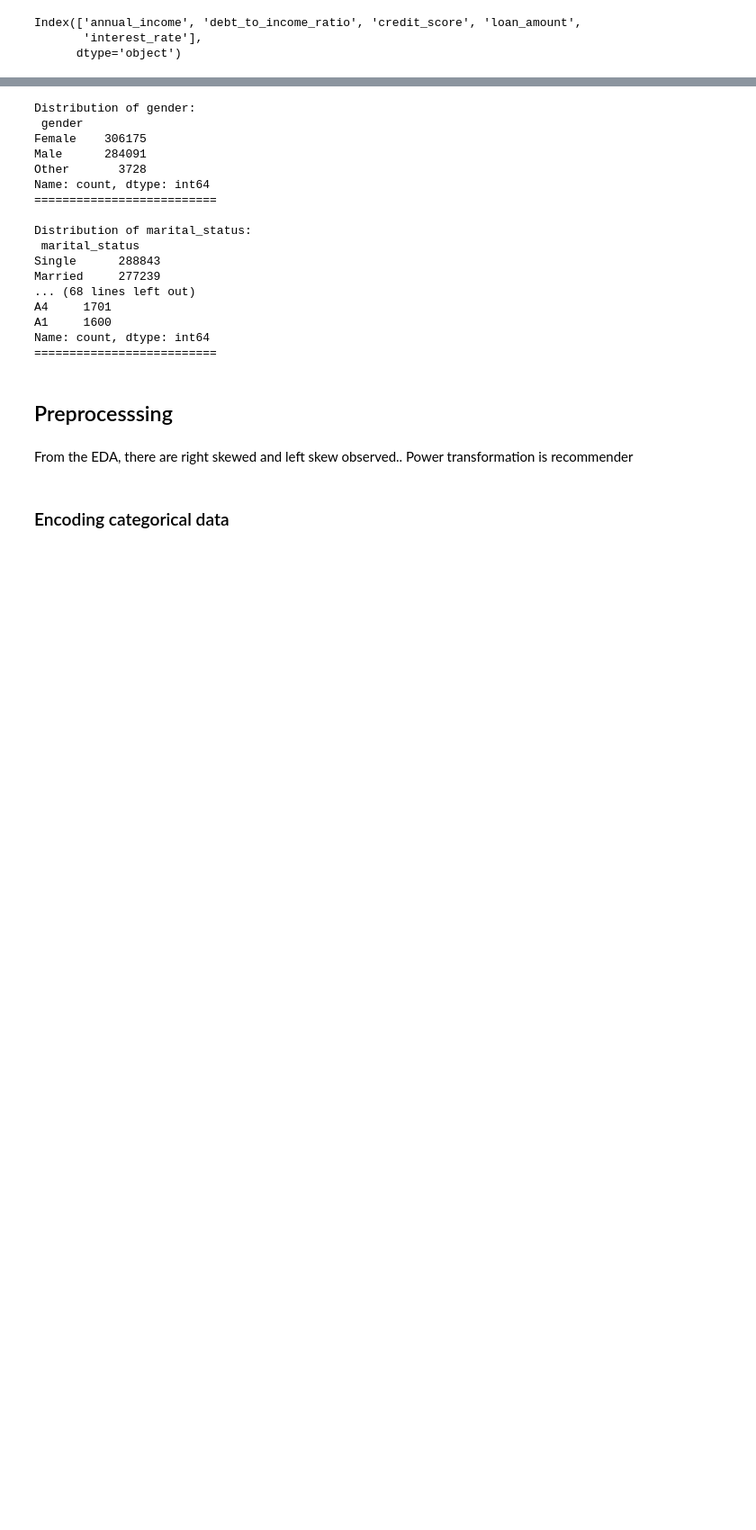
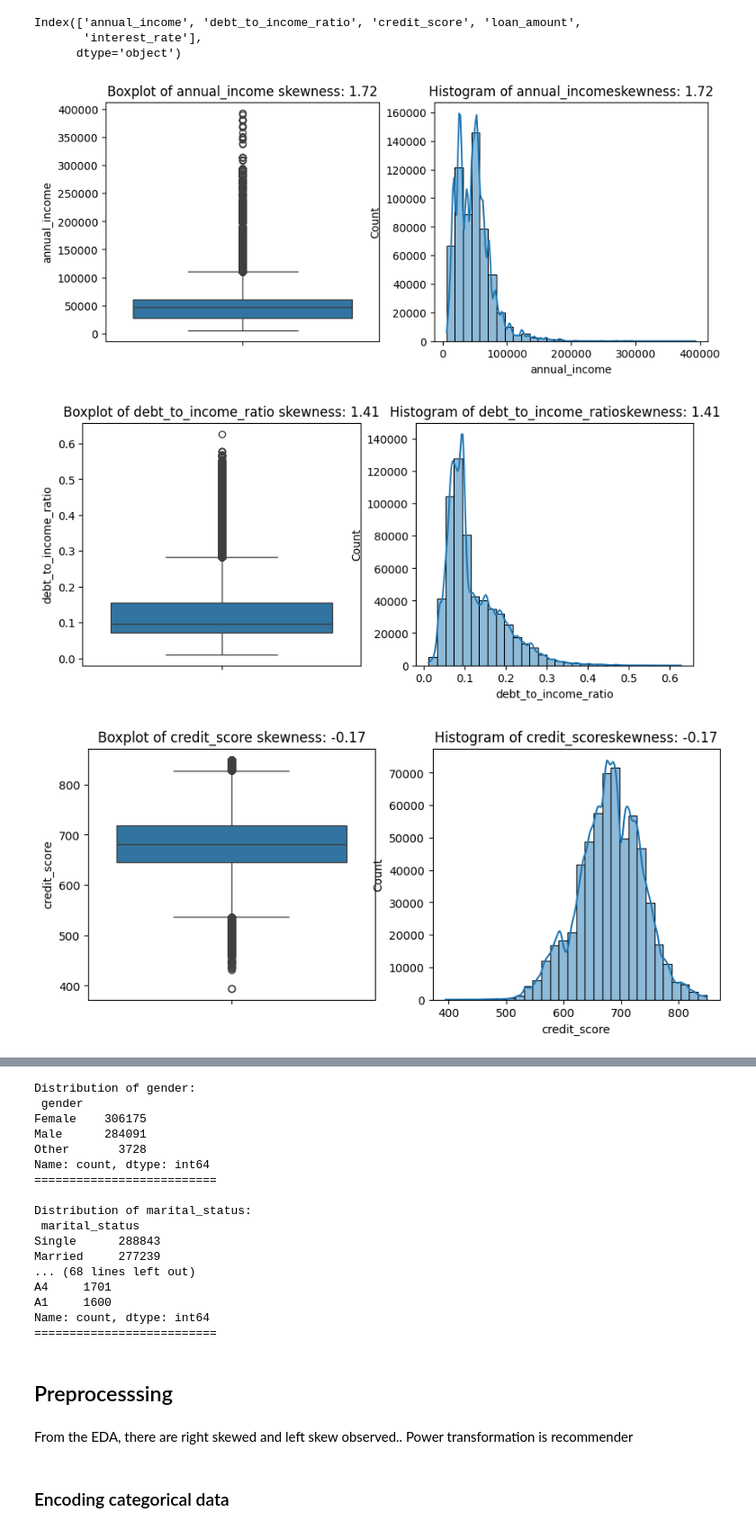
Before and after one commit to Olasquare043/Predicting-Loan-Payback-Kaggle-competition, a Jupyter notebook: Predicting_Loan_Payback.ipynb, the cells around one changed output, grey strips where cells are left out. Shown: that part at 90% size. Drawn from its saved outputs; the diff is of its cells as text; code cells hidden in the pictures; blank space fills up the shorter version.

```diff
--- a/Predicting_Loan_Payback.ipynb
+++ b/Predicting_Loan_Payback.ipynb
@@ -152,17 +153,21 @@ Index(['annual_income', 'debt_to_income_ratio', 'credit_score', 'loan_amount',
       dtype='object')
 # %%
 # let check for the presence of outliers and skewness
-# def outliers_skew_check(df, columns):
-#     df=df.copy()
-#     for col in columns:
-#         plt.figure(figsize=(10,4))
-#         plt.subplot(1,2,1)
-#         sns.boxplot(df[col])
-#         plt.title(f'Boxplot of {col} skewness: {df[col].skew():.2f}')
-#         plt.subplot(1,2,2)
-#         sns.histplot(df[col], bins=30, kde=True)
-#         plt.title(f'Histogram of {col}skewness: {df[col].skew():.2f}')
-#     plt.tight_layout
-#     plt.show()
-# # calling the function
-# outliers_skew_check(train_data, num_col)
+def outliers_skew_check(df, columns):
+    df=df.copy()
+    for col in columns:
+        plt.figure(figsize=(10,4))
+        plt.subplot(1,2,1)
+        sns.boxplot(df[col])
+        plt.title(f'Boxplot of {col} skewness: {df[col].skew():.2f}')
+        plt.subplot(1,2,2)
+        sns.histplot(df[col], bins=30, kde=True)
+        plt.title(f'Histogram of {col}skewness: {df[col].skew():.2f}')
+    plt.tight_layout
+    plt.show()
+# calling the function
+outliers_skew_check(train_data, num_col)
+# %% [output]
+[figure, added]
+[figure, added]
+[figure, added]
```
Also changed, not shown: parts of 17 cells of this notebook, 1 other file.
